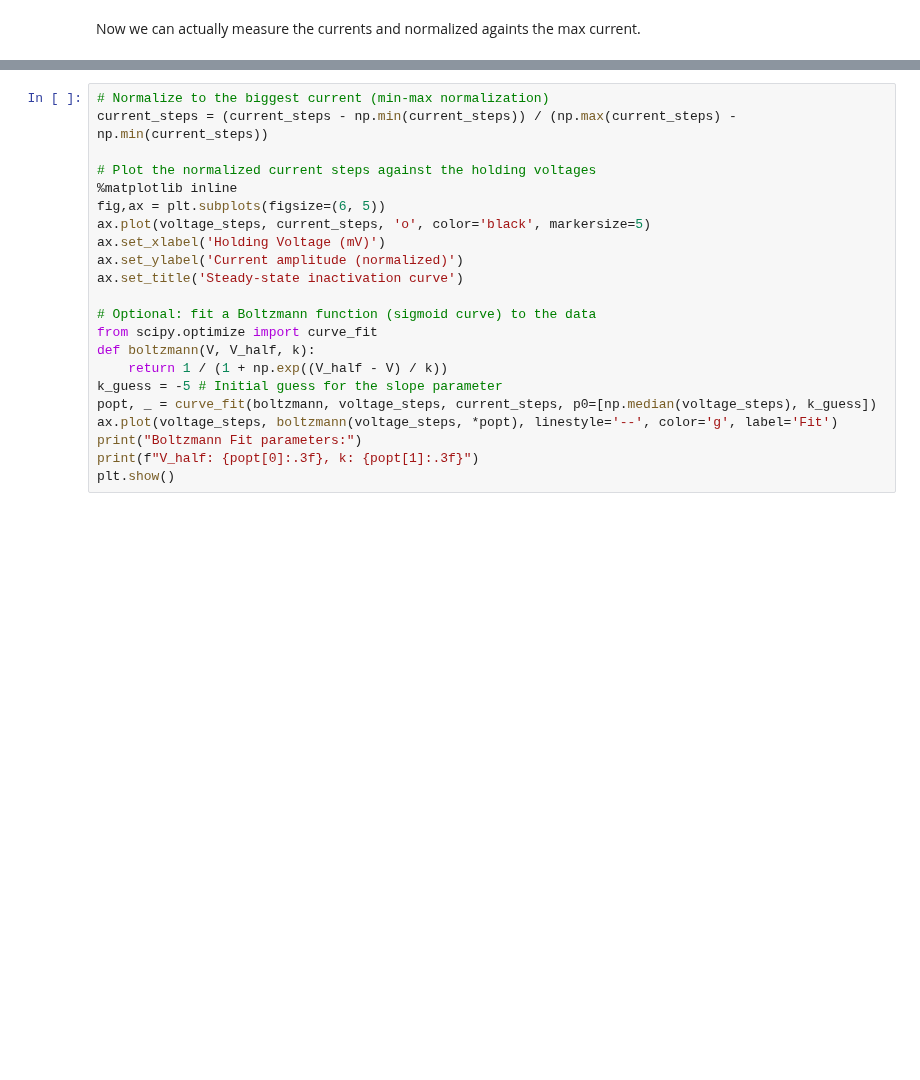
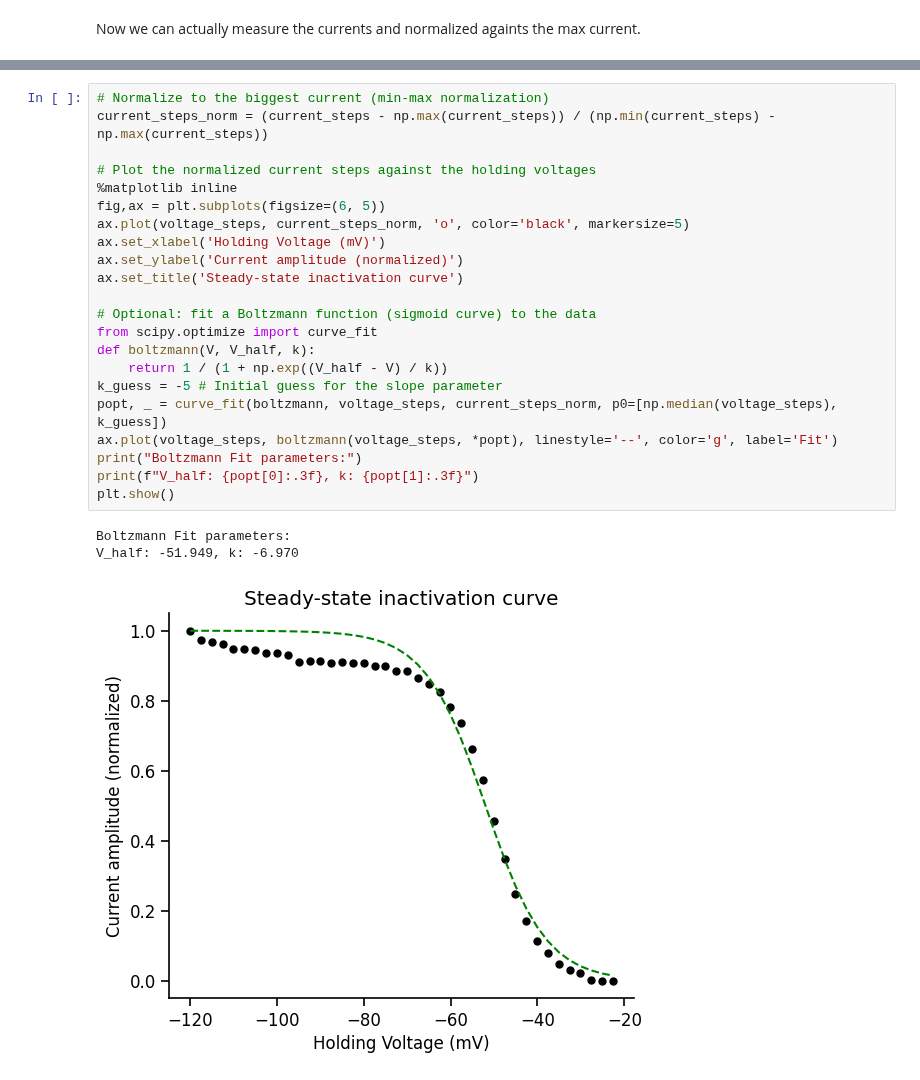
Before and after one commit to argalloni/CSHL_IonChannels2025, a Jupyter notebook: Analysis 2 - Na inactivation.ipynb, the cells around one changed output, grey strips where cells are left out. Saved outputs shown, nothing was run; the diff lists cells and outputs as text; blank space fills up the shorter version.

```diff
--- a/Analysis 2 - Na inactivation.ipynb
+++ b/Analysis 2 - Na inactivation.ipynb
@@ -153,22 +190,26 @@ ax.set_ylabel('Current')
 # %%
 # Normalize to the biggest current (min-max normalization)
-current_steps = (current_steps - np.min(current_steps)) / (np.max(current_steps) - np.min(current_steps))
+current_steps_norm = (current_steps - np.max(current_steps)) / (np.min(current_steps) - np.max(current_steps))
 
 # Plot the normalized current steps against the holding voltages
 %matplotlib inline
 fig,ax = plt.subplots(figsize=(6, 5))
-ax.plot(voltage_steps, current_steps, 'o', color='black', markersize=5)
+ax.plot(voltage_steps, current_steps_norm, 'o', color='black', markersize=5)
 ax.set_xlabel('Holding Voltage (mV)')
 ax.set_ylabel('Current amplitude (normalized)')
 ax.set_title('Steady-state inactivation curve')
 
 # Optional: fit a Boltzmann function (sigmoid curve) to the data
 from scipy.optimize import curve_fit
 def boltzmann(V, V_half, k):
     return 1 / (1 + np.exp((V_half - V) / k))
 k_guess = -5 # Initial guess for the slope parameter
-popt, _ = curve_fit(boltzmann, voltage_steps, current_steps, p0=[np.median(voltage_steps), k_guess])
+popt, _ = curve_fit(boltzmann, voltage_steps, current_steps_norm, p0=[np.median(voltage_steps), k_guess])
 ax.plot(voltage_steps, boltzmann(voltage_steps, *popt), linestyle='--', color='g', label='Fit')
 print("Boltzmann Fit parameters:")
 print(f"V_half: {popt[0]:.3f}, k: {popt[1]:.3f}")
 plt.show()
+# %% [output]
+Boltzmann Fit parameters:
+V_half: -51.949, k: -6.970
+[figure, added]
```
Also changed, not shown: parts of 8 cells of this notebook, 17 other files.
